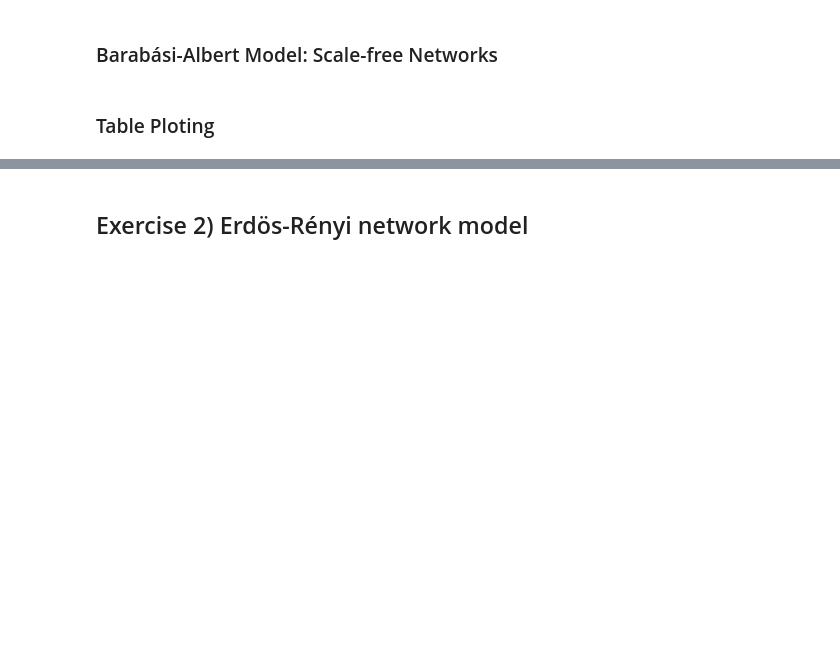
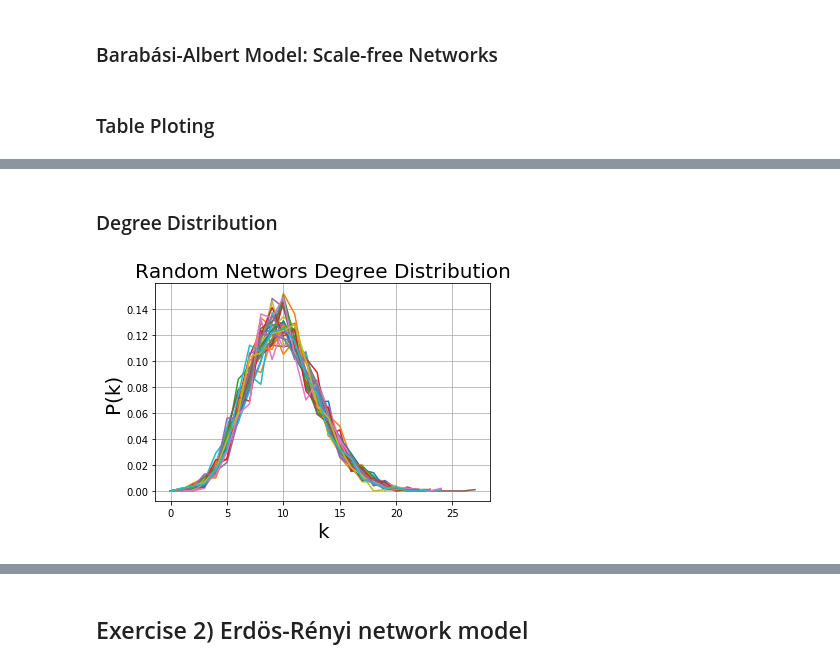
Before and after one commit to VitorBrisola/complex-networks-models, a Jupyter notebook: project3.ipynb, the cells around one changed output, grey strips where cells are left out. Saved outputs shown, nothing was run; the diff lists cells and outputs as text; code cells hidden in the pictures; blank space fills up the shorter version.

Commit message:
Degree distribution of networks

```diff
--- a/project3.ipynb
+++ b/project3.ipynb
@@ -281,3 +281,41 @@ ba_fig.show()
 [interactive output not drawn]
 [interactive output not drawn]
 [interactive output not drawn]
+# %% [markdown]
+### Degree Distribution
+# %%
+def degree_distribution(GER):
+    vk = dict(GER.degree())
+    vk = list(vk.values()) # we get only the degree values
+    maxk = np.max(vk)
+    mink = np.min(min)
+    kvalues= arange(0,maxk+1) # possible values of k
+    Pk = np.zeros(maxk+1) # P(k)
+    for k in vk:
+        Pk[k] = Pk[k] + 1
+    Pk = Pk/sum(Pk) # the sum of the elements of P(k) must to be equal to one
+    return kvalues,Pk
+# %%
+vPk = []
+vkvalues = []
+for i in range(0,30):
+    # reading network
+    G = nx.read_edgelist(nets_dir+str(i)+'_er.txt')
+    G = nx.convert_node_labels_to_integers(G, first_label=0)
+
+    kvalues,pk = degree_distribution(G)
+    vPk.append(pk)
+    vkvalues.append(kvalues)
+
+    G.clear()
+# %%
+plt.figure()
+colors = ['b','r','g']
+for i in range(0,30):
+    plt.plot(vkvalues[i],vPk[i], label=str(i))
+plt.xlabel("k", fontsize=20)
+plt.ylabel("P(k)", fontsize=20)
+plt.title("Random Networs Degree Distribution", fontsize=20)
+plt.grid(True)
+# %% [output]
+[figure, added]
```
Also changed, not shown: parts of 6 cells of this notebook.
